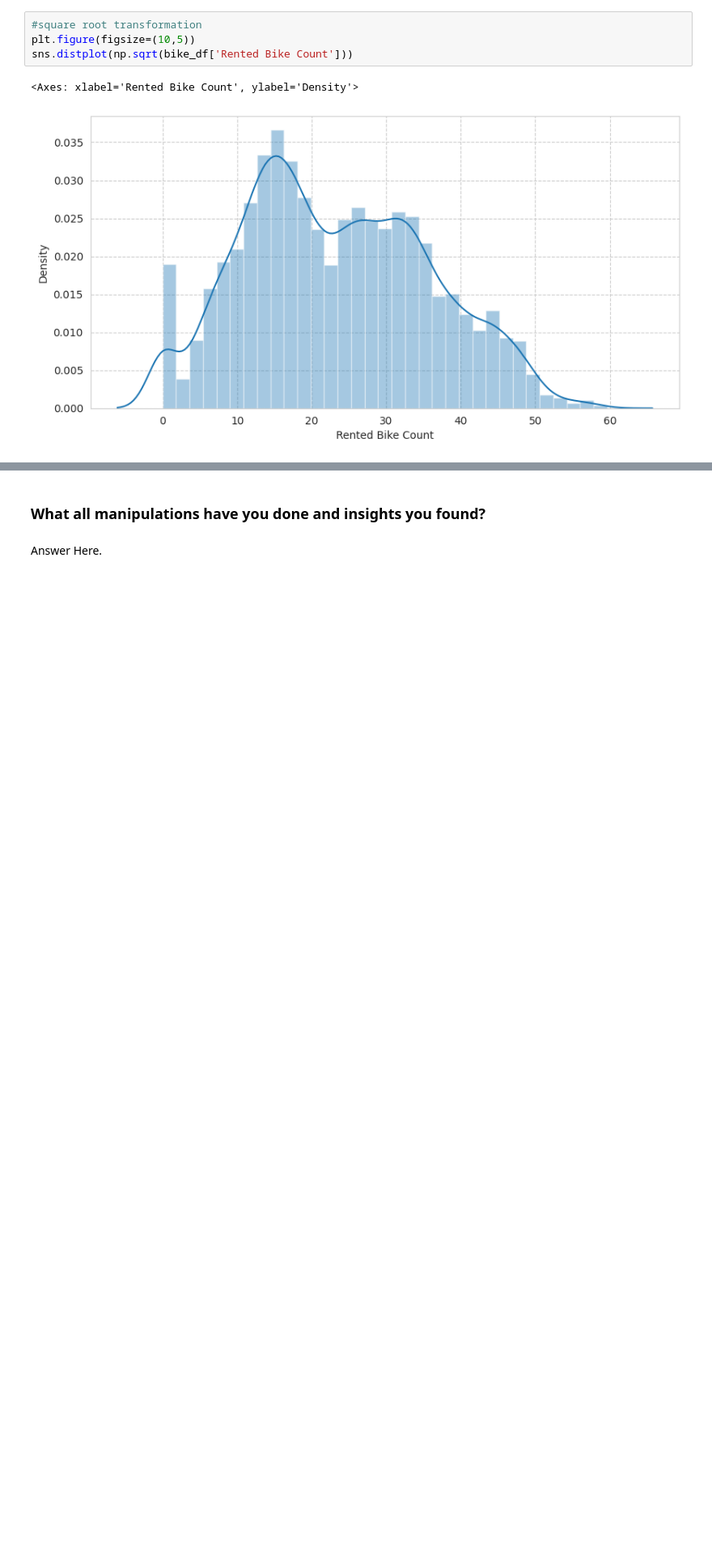
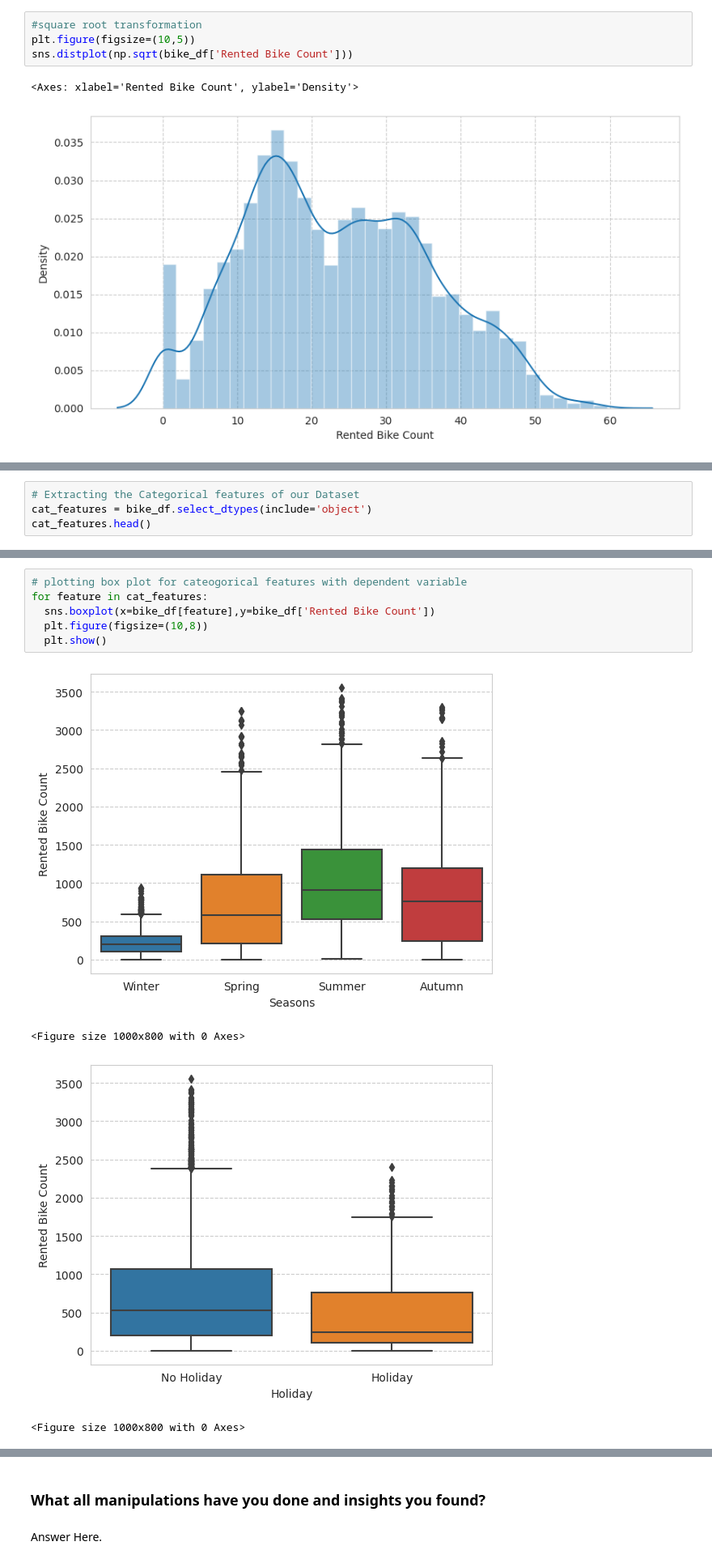
Before and after one commit to ismailali121/LinearRegression_BikeDemandPrediction, a Jupyter notebook: BikeSharingDemandPrediction.ipynb, the cells around one changed output, grey strips where cells are left out. Shown at 81% size. Cells and saved outputs as stored; diff of their text form; blank space fills up the shorter version.

```diff
--- a/BikeSharingDemandPrediction.ipynb
+++ b/BikeSharingDemandPrediction.ipynb
@@ -257,0 +318,4 @@ sns.distplot(np.sqrt(bike_df['Rented Bike Count']))
+# %%
+# Extracting the Categorical features of our Dataset
+cat_features = bike_df.select_dtypes(include='object')
+cat_features.head()
@@ -257,0 +329,11 @@ sns.distplot(np.sqrt(bike_df['Rented Bike Count']))
+# %%
+# plotting box plot for cateogorical features with dependent variable
+for feature in cat_features:
+  sns.boxplot(x=bike_df[feature],y=bike_df['Rented Bike Count'])
+  plt.figure(figsize=(10,8))
+  plt.show()
+# %% [output]
+[figure, added]
+<Figure size 1000x800 with 0 Axes>
+[figure, added]
+<Figure size 1000x800 with 0 Axes>
```
Also changed, not shown: parts of 15 cells of this notebook.
